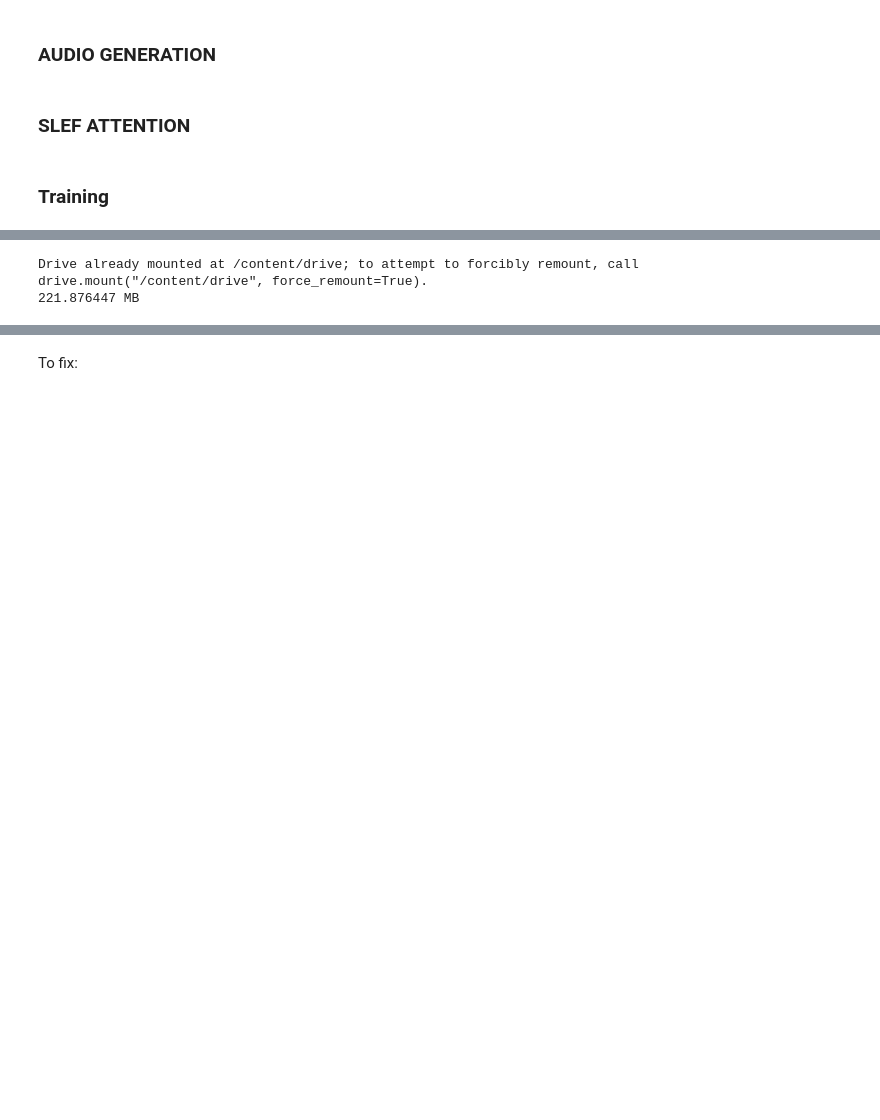
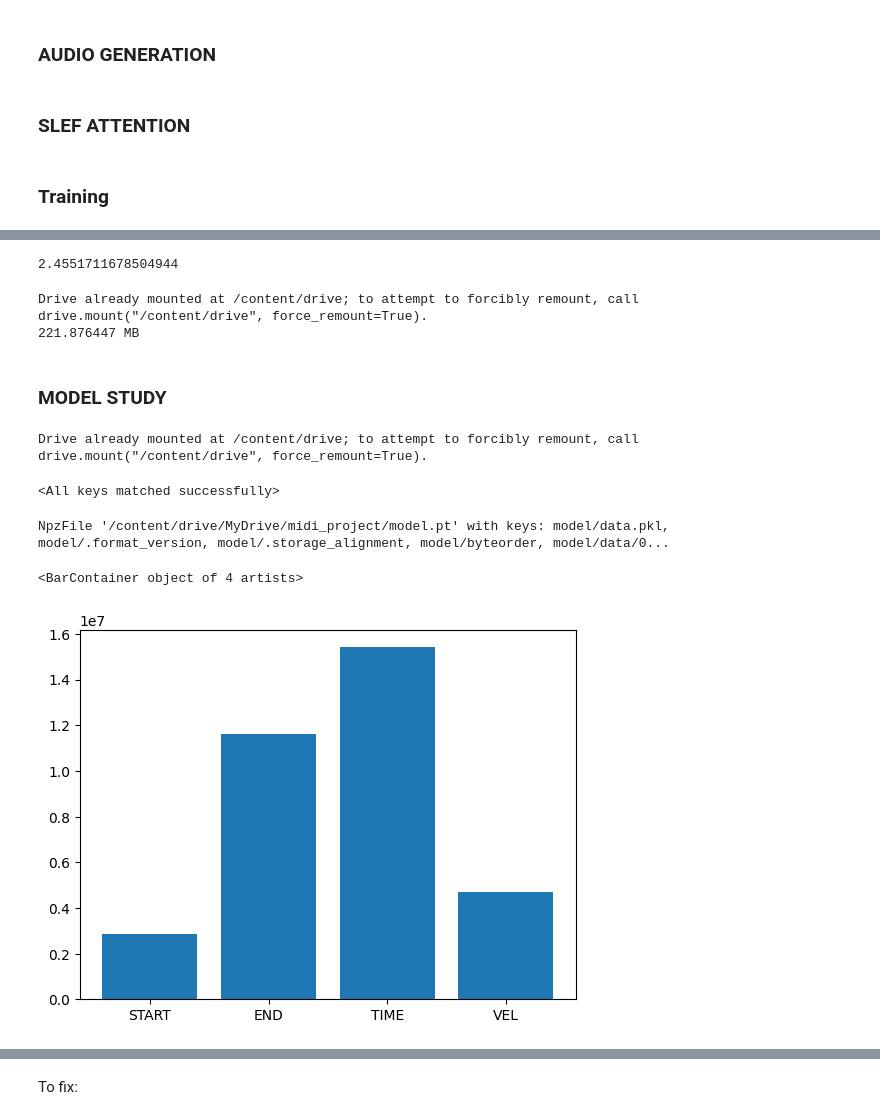
Before and after one commit to piq-13/ml_projects, a Jupyter notebook: GPT/Music.ipynb, the cells around one changed output, grey strips where cells are left out. Saved outputs shown, nothing was run; the diff lists cells and outputs as text; code cells hidden in the pictures; blank space fills up the shorter version.

Commit message:
Loss per token

```diff
--- a/GPT/Music.ipynb
+++ b/GPT/Music.ipynb
@@ -542,7 +556,7 @@ m = BigramModel2(vocab_size).to(device)
 # %%
 loss_fn = nn.CrossEntropyLoss(ignore_index=0)
 optimizer = torch.optim.Adam(params=m.parameters(), lr=1e-3)
-epochs = 30
+epochs = 15
 loss = train_and_test(
     model=m,
     loss_fn=loss_fn,
@@ -567,3 +574,7 @@ TRAIN LOSS 2.215377127751708 TEST LOSS 2.2135590463876724
+# %%
+testing(m, loss_fn, data_test_loader)
+# %% [output]
+2.4551711678504944
 # %%
 from google.colab import drive
 drive.mount('/content/drive')
@@ -577,6 +588,63 @@ print(os.path.getsize(path) / 1e6, "MB")   # verify it was written
 # %% [output]
 Drive already mounted at /content/drive; to attempt to forcibly remount, call drive.mount("/content/drive", force_remount=True).
 221.876447 MB
+# %% [markdown]
+### MODEL STUDY
+# %%
+import torch
+from google.colab import drive
+drive.mount('/content/drive')
+
+path = '/content/drive/MyDrive/midi_project/model.pt'
+
+# Same settings used in training
+model = BigramModel2(vocab_size).to(device)
+
+# Load the weights
+state = torch.load(path, map_location=device)
+model.load_state_dict(state)
+# %% [output]
+Drive already mounted at /content/drive; to attempt to forcibly remount, call drive.mount("/content/drive", force_remount=True).
+<All keys matched successfully>
+# %%
+m
+# %% [output]
+NpzFile '/content/drive/MyDrive/midi_project/model.pt' with keys: model/data.pkl, model/.format_version, model/.storage_alignment, model/byteorder, model/data/0...
+# %%
+from collections import defaultdict
+
+loss_fn = nn.CrossEntropyLoss(ignore_index=0, reduce=False)
+
+@torch.no_grad()
+def eval(model, loss_fn, epochs, dataloader):
+    loss_per_token = torch.zeros(vocab_size).to(device)
+    for epoch in tqdm(range(epochs)):
+        model.eval()
+        for xb, yb in dataloader:
+            xb, yb = xb.to(device, non_blocking=True), yb.to(device, non_blocking=True)
+            B, N = yb.shape
+            yb = yb.reshape(B*N)
+            y_pred = model(xb) #logits
+            loss = loss_fn(y_pred, yb)
+            prediction = torch.argmax(y_pred, dim=-1).type(torch.int)
+            loss_per_token.index_add_(dim=-1, index=prediction, source=loss)
+    inv = {v: k for k, v in vocab.items()}
+    loss_dict = {'START':0, 'END':0, 'VEL':0, 'TIME':0}
+    n = loss_dict.copy()
+    for i in range(len(loss_per_token)):
+        tok = inv[i]
+        if tok not in ('PAD', 'BOS', 'EOS'):
+            n[tok[0]] += 1
+            loss_dict[tok[0]] += int(loss_per_token[i].item())
+    for i in n: loss_dict[i] = loss_dict[i] / n[i]
+
+    return loss_dict
+
+loss_dict = eval(model, loss_fn, 10, data_test_loader)
+plt.bar(loss_dict.keys(), loss_dict.values())
+# %% [output]
+<BarContainer object of 4 artists>
+[figure, added]
 # %%
 plot_loss(loss)
 # %%
```
Also changed, not shown: parts of 6 cells of this notebook.
